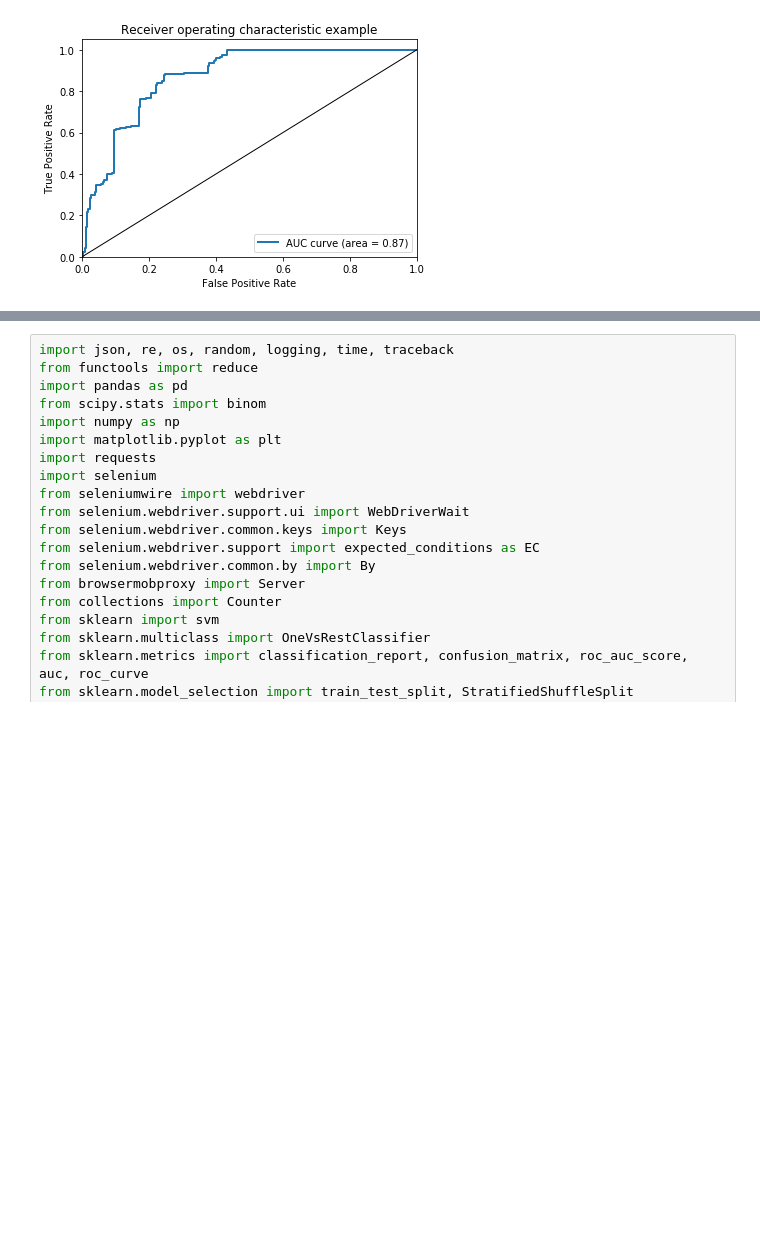
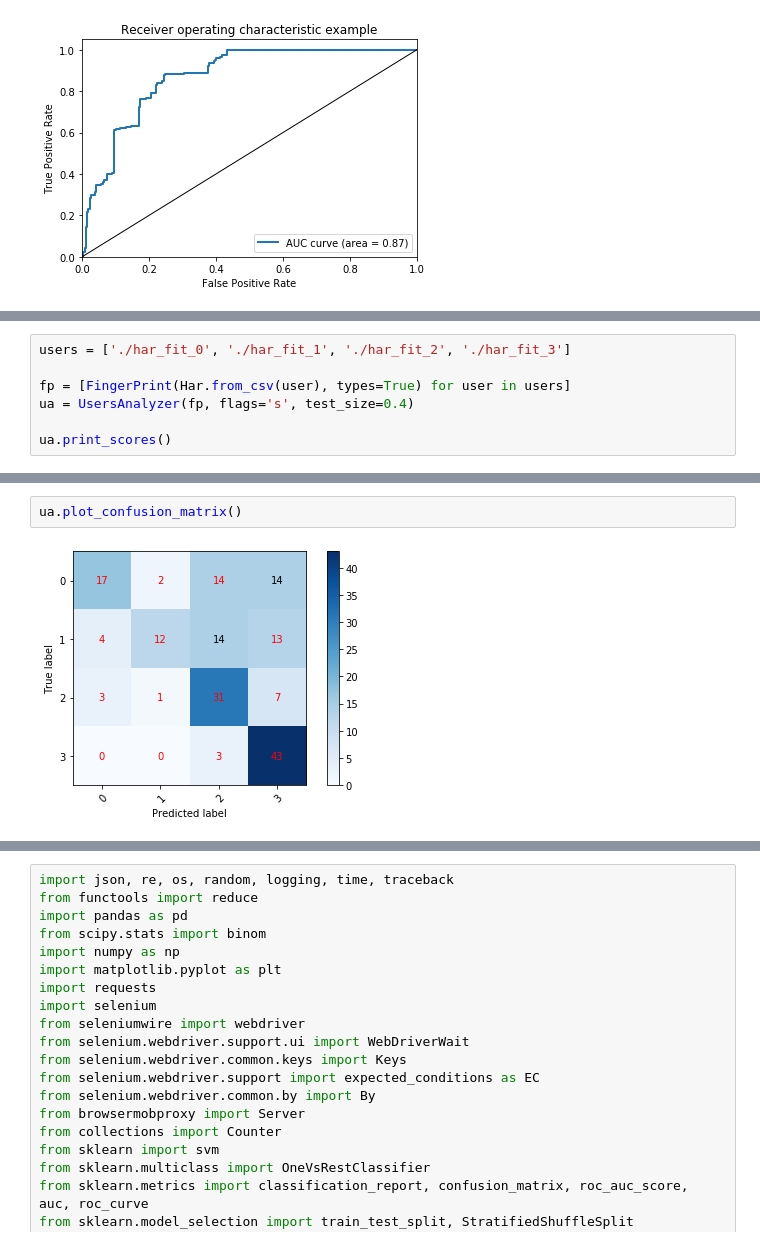
Before and after one commit to geco333/Social_network_user_prediction, a Jupyter notebook: Confusion_matrix_and_auc_roc.ipynb, the cells around one changed output, grey strips where cells are left out. Drawn from its saved outputs; the diff is of its cells as text; blank space fills up the shorter version.

```diff
--- a/Confusion_matrix_and_auc_roc.ipynb
+++ b/Confusion_matrix_and_auc_roc.ipynb
@@ -46,0 +49,7 @@ sa.plot_roc_auc()
+# %%
+users = ['./har_fit_0', './har_fit_1', './har_fit_2', './har_fit_3']
+
+fp = [FingerPrint(Har.from_csv(user), types=True) for user in users]
+ua = UsersAnalyzer(fp, flags='s', test_size=0.4)
+
+ua.print_scores()
@@ -46,0 +67,4 @@ sa.plot_roc_auc()
+# %%
+ua.plot_confusion_matrix()
+# %% [output]
+[figure, added]
```
Also changed, not shown: parts of 3 cells of this notebook, 1 other file.
